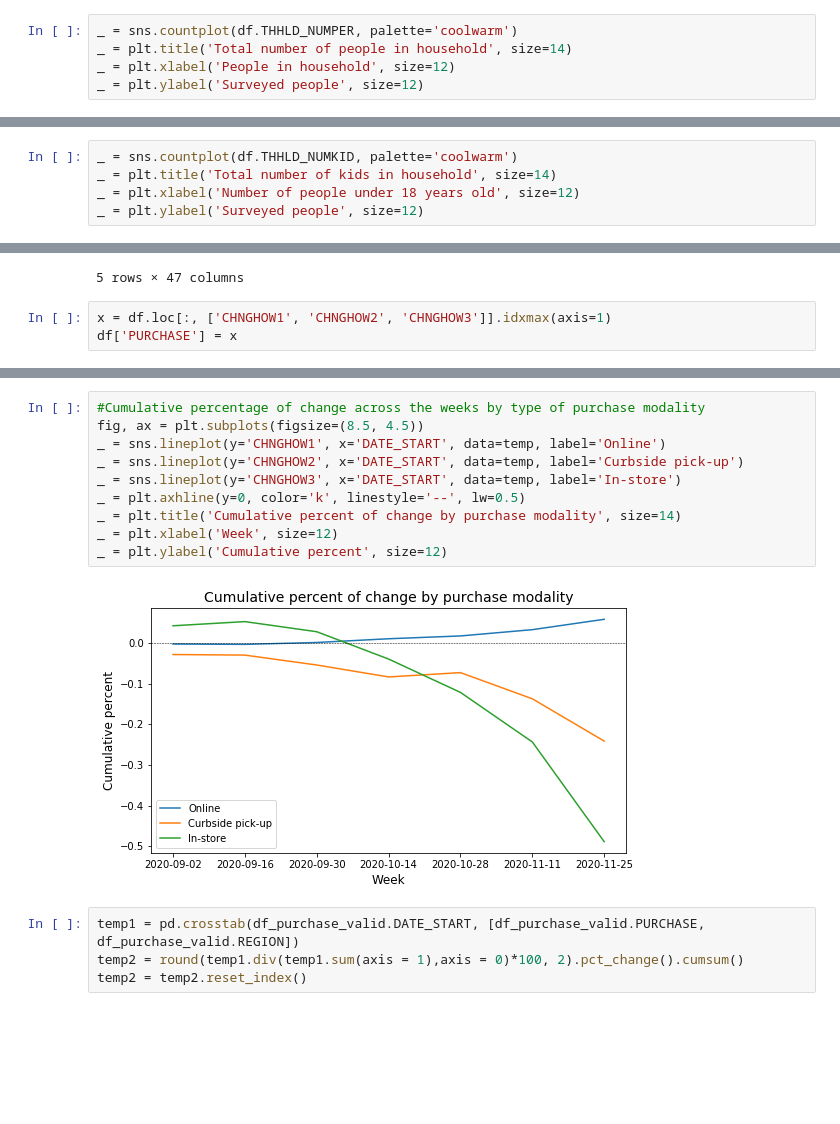
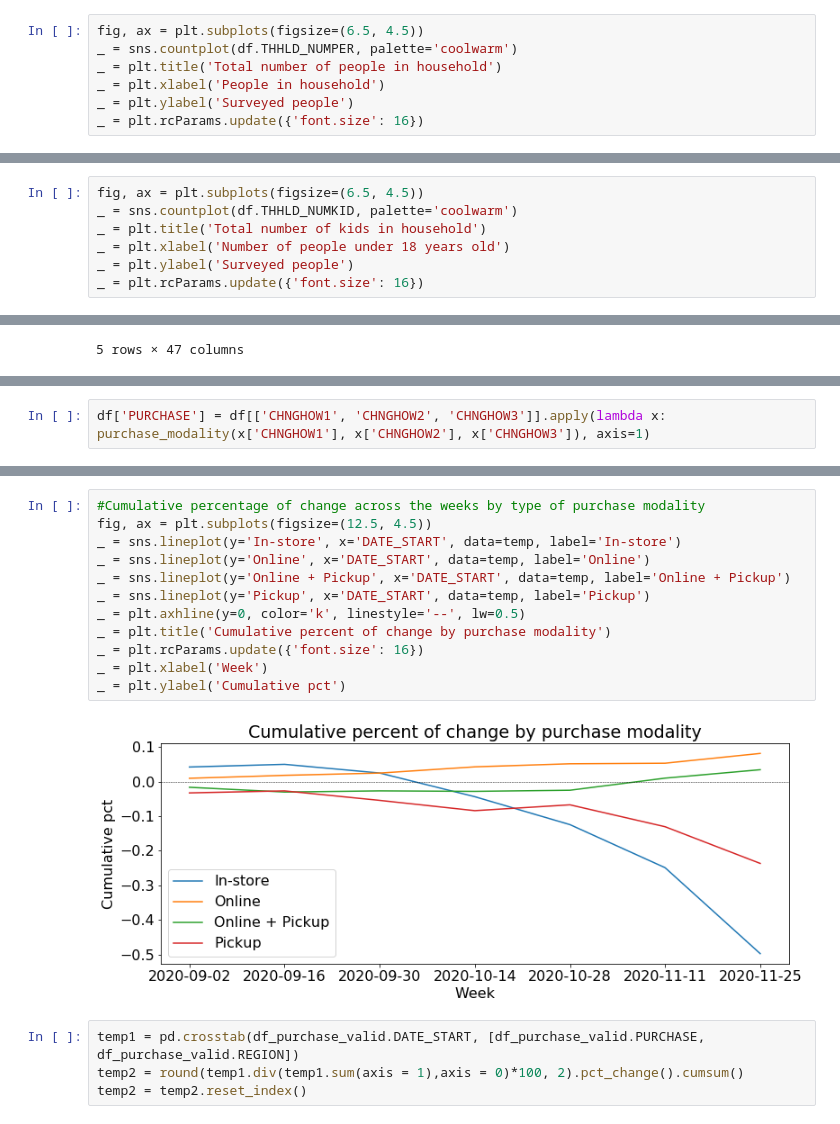
Before and after one commit to Daesparz/DS4A2020_Empowerment, a Jupyter notebook: exploratory_data_analysis/household_pulse_EDA.ipynb, the cells around one changed output, grey strips where cells are left out. Drawn from its saved outputs; the diff is of its cells as text; blank space fills up the shorter version.

```diff
--- a/exploratory_data_analysis/household_pulse_EDA.ipynb
+++ b/exploratory_data_analysis/household_pulse_EDA.ipynb
@@ -331,8 +346,10 @@ df.groupby('THHLD_NUMPER').count()/len(df)
 | 10.0 | 0.003192 | 0.003192 | 0.003192 | 0.000990 | 0.003192 | 0.003192 | 0.003192 | 0.003192 | 0.003192 | 0.003192 | ... |
 10 rows × 43 columns
 # %%
+fig, ax = plt.subplots(figsize=(6.5, 4.5))
 _ = sns.countplot(df.THHLD_NUMPER, palette='coolwarm')
-_ = plt.title('Total number of people in household', size=14)
-_ = plt.xlabel('People in household', size=12)
-_ = plt.ylabel('Surveyed people', size=12)
+_ = plt.title('Total number of people in household')
+_ = plt.xlabel('People in household')
+_ = plt.ylabel('Surveyed people')
+_ = plt.rcParams.update({'font.size': 16})
 # %% [output]
@@ -350,8 +367,10 @@ df.groupby('THHLD_NUMKID').count()/len(df)
 | 5.0 | 0.008526 | 0.008526 | 0.008526 | 0.001991 | 0.008526 | 0.008526 | 0.008526 | 0.008526 | 0.008526 | 0.008526 | ... |
 6 rows × 43 columns
 # %%
+fig, ax = plt.subplots(figsize=(6.5, 4.5))
 _ = sns.countplot(df.THHLD_NUMKID, palette='coolwarm')
-_ = plt.title('Total number of kids in household', size=14)
-_ = plt.xlabel('Number of people under 18 years old', size=12)
-_ = plt.ylabel('Surveyed people', size=12)
+_ = plt.title('Total number of kids in household')
+_ = plt.xlabel('Number of people under 18 years old')
+_ = plt.ylabel('Surveyed people')
+_ = plt.rcParams.update({'font.size': 16})
 # %% [output]
@@ -546,6 +565,3 @@ df.head()
 | 3 | V130000001S37010645600123 | 13.0 | 1.0 | NaN | 2.0 | 1947.0 | 1.0 | 1.0 | 1.0 | 7.0 | ... |
 | 4 | V130000001S70011963510113 | 13.0 | 1.0 | NaN | 2.0 | 1968.0 | 2.0 | 1.0 | 2.0 | 6.0 | ... |
 5 rows × 47 columns
-# %%
-x = df.loc[:, ['CHNGHOW1', 'CHNGHOW2', 'CHNGHOW3']].idxmax(axis=1)
-df['PURCHASE'] = x
@@ -554 +568,3 @@ demographics = df.columns[0:14]
+# %%
+df['PURCHASE'] = df[['CHNGHOW1', 'CHNGHOW2', 'CHNGHOW3']].apply(lambda x: purchase_modality(x['CHNGHOW1'], x['CHNGHOW2'], x['CHNGHOW3']), axis=1)
 # %%
@@ -609,15 +606,17 @@ temp
 # %%
 #Cumulative percentage of change across the weeks by type of purchase modality
-fig, ax = plt.subplots(figsize=(8.5, 4.5))
-_ = sns.lineplot(y='CHNGHOW1', x='DATE_START', data=temp, label='Online')
-_ = sns.lineplot(y='CHNGHOW2', x='DATE_START', data=temp, label='Curbside pick-up')
-_ = sns.lineplot(y='CHNGHOW3', x='DATE_START', data=temp, label='In-store')
+fig, ax = plt.subplots(figsize=(12.5, 4.5))
+_ = sns.lineplot(y='In-store', x='DATE_START', data=temp, label='In-store')
+_ = sns.lineplot(y='Online', x='DATE_START', data=temp, label='Online')
+_ = sns.lineplot(y='Online + Pickup', x='DATE_START', data=temp, label='Online + Pickup')
+_ = sns.lineplot(y='Pickup', x='DATE_START', data=temp, label='Pickup')
 _ = plt.axhline(y=0, color='k', linestyle='--', lw=0.5)
-_ = plt.title('Cumulative percent of change by purchase modality', size=14)
-_ = plt.xlabel('Week', size=12)
-_ = plt.ylabel('Cumulative percent', size=12)
+_ = plt.title('Cumulative percent of change by purchase modality')
+_ = plt.rcParams.update({'font.size': 16})
+_ = plt.xlabel('Week')
+_ = plt.ylabel('Cumulative pct')
 # %% [output]
-[figure, old version]
+[figure, new version]
 # %%
 temp1 = pd.crosstab(df_purchase_valid.DATE_START, [df_purchase_valid.PURCHASE, df_purchase_valid.REGION])
 temp2 = round(temp1.div(temp1.sum(axis = 1),axis = 0)*100, 2).pct_change().cumsum()
```
Also changed, not shown: parts of 59 cells of this notebook.
